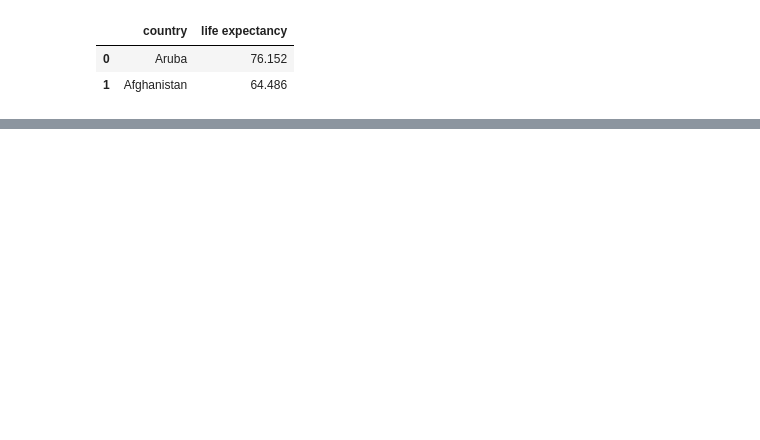
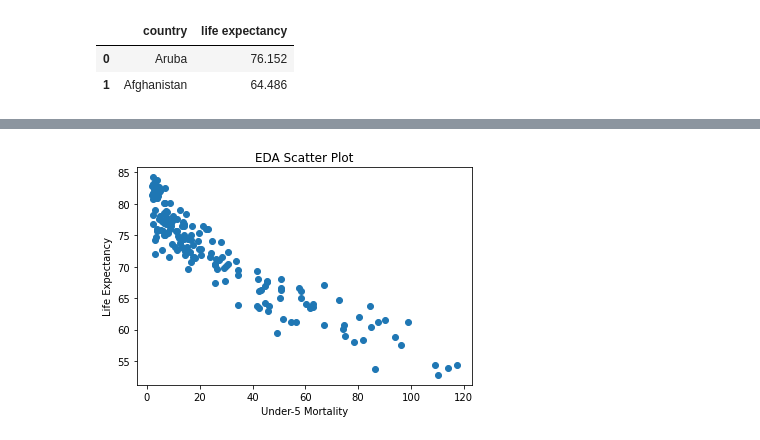
Before and after one commit to maxsmith25/infant_under_five_mortality, a Jupyter notebook: Analysis.ipynb, the cells around one changed output, grey strips where cells are left out. Cells and saved outputs as stored; diff of their text form; code cells hidden in the pictures; blank space fills up the shorter version.

```diff
--- a/Analysis.ipynb
+++ b/Analysis.ipynb
@@ -53,0 +213,8 @@ life_expectancy_data.head(2)
+# %%
+plt.scatter(data.mortality, data["life expectancy"])
+plt.xlabel("Under-5 Mortality")
+plt.ylabel("Life Expectancy")
+plt.title("EDA Scatter Plot")
+plt.show()
+# %% [output]
+[figure, added]
```
Also changed, not shown: parts of 71 cells of this notebook, 1 other file.
